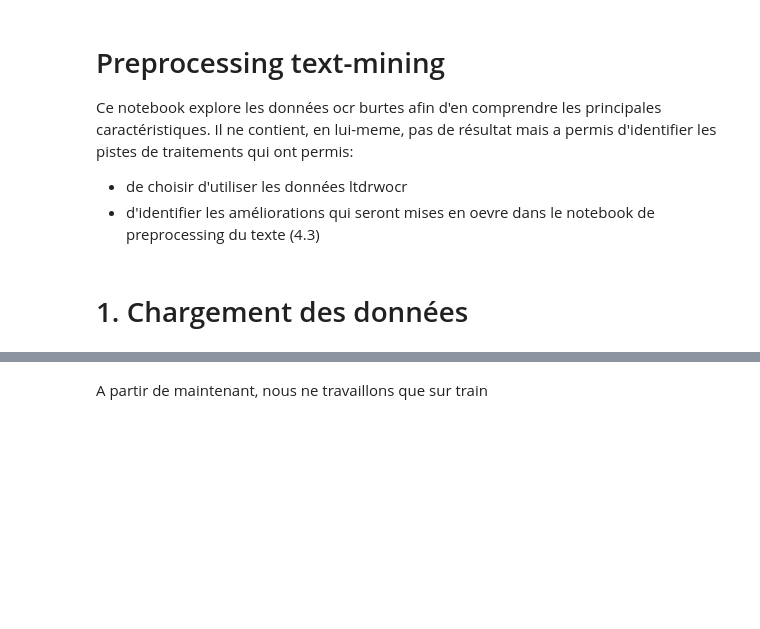
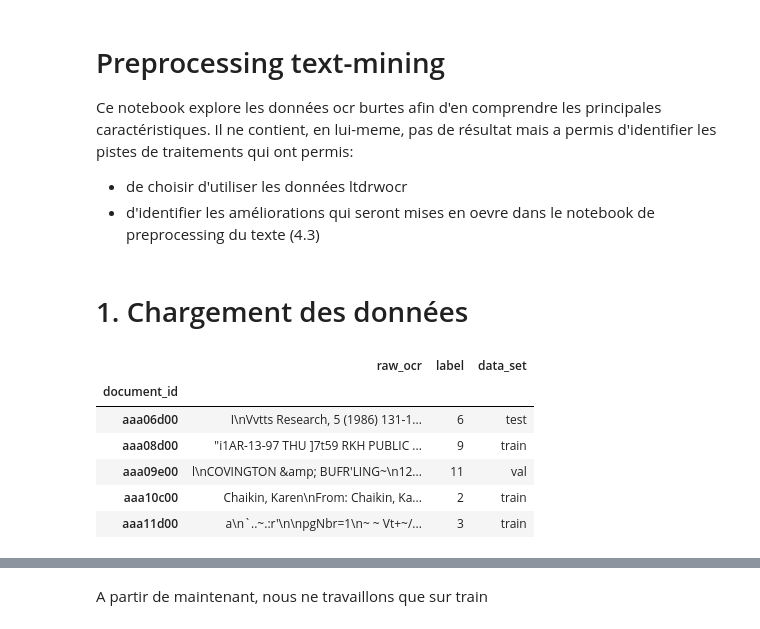
Before and after one commit to DataScientest-Studio/mai25_bds_extraction, a Jupyter notebook: notebooks/3.5-analyse-de-texte.ipynb, the cells around one changed output, grey strips where cells are left out. Drawn from its saved outputs; the diff is of its cells as text; code cells hidden in the pictures; blank space fills up the shorter version.

```diff
--- a/notebooks/3.5-analyse-de-texte.ipynb
+++ b/notebooks/3.5-analyse-de-texte.ipynb
@@ -24,5 +24,13 @@ from matplotlib import pyplot as plt
 # %%
 df = pd.read_parquet(PATHS.processed_data / "df_raw_ocr.parquet")\
     .join(pd.read_parquet(PATHS.metadata / "df_encoded_labels.parquet"))\
-    .join(pd.read_parquet(PATHS.metadata / "data_sets.parquet"))
+    .join(pd.read_parquet(PATHS.metadata / "df_data_sets.parquet"))
 df.head()
+# %% [output]
+|  | raw_ocr | label | data_set |
+| document_id |  |  |  |
+| aaa06d00 | I\nVvtts Research, 5 (1986) 131-1... | 6 | test |
+| aaa08d00 | "i1AR-13-97 THU ]7t59 RKH PUBLIC ... | 9 | train |
+| aaa09e00 | l\nCOVINGTON &amp; BUFR'LING~\n12... | 11 | val |
+| aaa10c00 | Chaikin, Karen\nFrom: Chaikin, Ka... | 2 | train |
+| aaa11d00 | a\n`..~.:r'\n\npgNbr=1\n~ ~ Vt+~/... | 3 | train |
```
Also changed, not shown: parts of 32 cells of this notebook, 1 other file.
